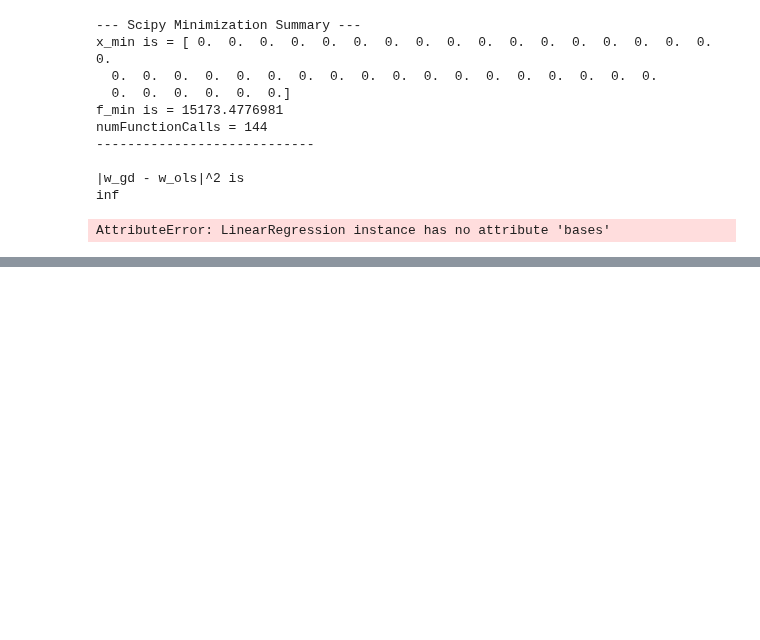
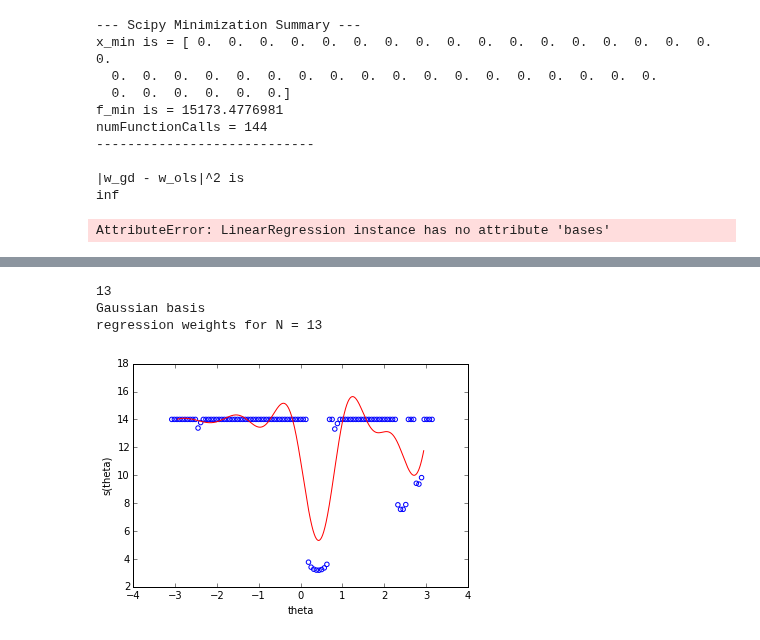
Before and after one commit to peteflorence/GeometricPDEs, a Jupyter notebook: _RotatingBot/BasisFunctionFitting.ipynb, the cells around one changed output, grey strips where cells are left out. Drawn from its saved outputs; the diff is of its cells as text; code cells hidden in the pictures; blank space fills up the shorter version.

```diff
--- a/_RotatingBot/BasisFunctionFitting.ipynb
+++ b/_RotatingBot/BasisFunctionFitting.ipynb
@@ -293,0 +378,16 @@ AttributeError: LinearRegression instance has no attribute 'bases'
+# %%
+N=13
+lr = LinearRegression(laseAngles2,laserDepths,N)
+lr.setBasesGaussian(N)
+#print lr.bases[0](0)
+lr.RBF_Phi(N)
+w = lr.reg()
+print "Gaussian basis"
+print "regression weights for N = " + str(N)
+#print w
+plotRBFbases(lr,w)
+# %% [output]
+13
+Gaussian basis
+regression weights for N = 13
+[figure, added]
```
Also changed, not shown: parts of 9 cells of this notebook, 14 other files.
